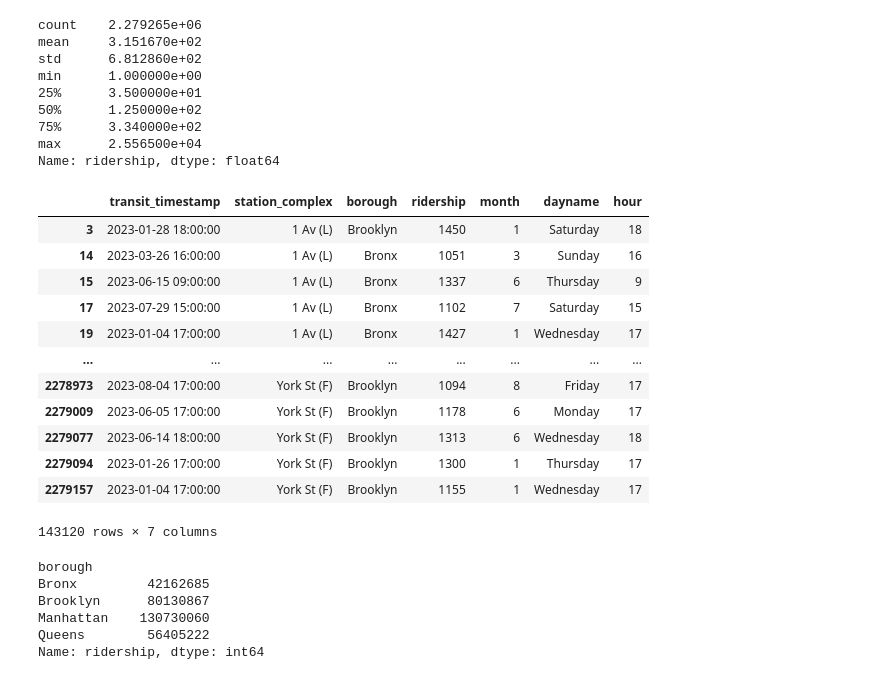
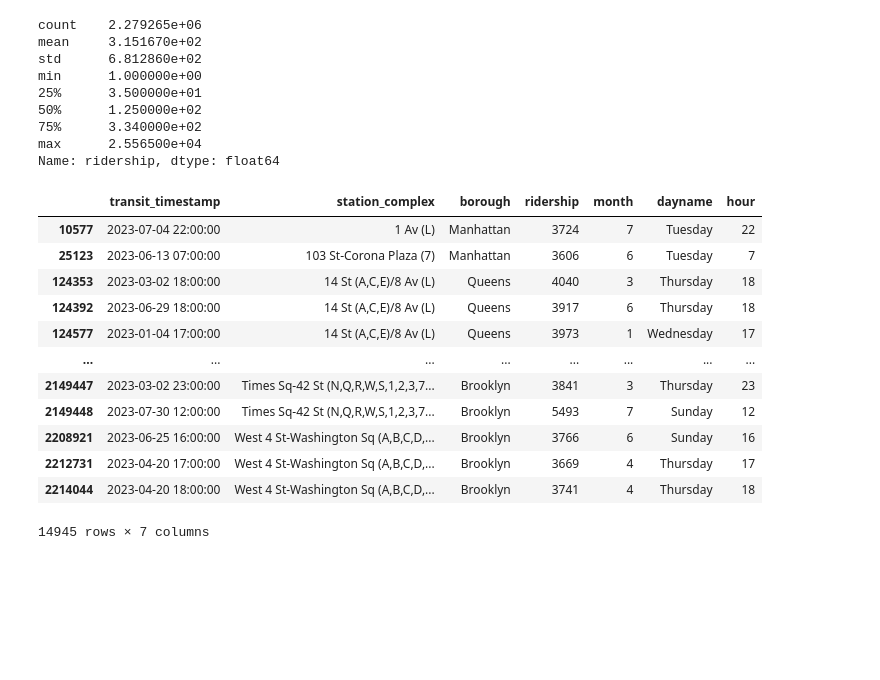
Before and after one commit to kayaalperen1/MTA-Metro, a Jupyter notebook: MTA-metro.ipynb, the cells around one changed output. Drawn from its saved outputs; the diff is of its cells as text; code cells hidden in the pictures; blank space fills up the shorter version.

```diff
--- a/MTA-metro.ipynb
+++ b/MTA-metro.ipynb
@@ -157,29 +188,19 @@ min      1.000000e+00
 max      2.556500e+04
 Name: ridership, dtype: float64
 # %%
-metro23 = metro23[metro23['ridership'] > 1000]
+metro23 = metro23[metro23['ridership'] > 3600]
 metro23
 # %% [output]
 |  | transit_timestamp | station_complex | borough | ridership | month | dayname | hour |
-| 3 | 2023-01-28 18:00:00 | 1 Av (L) | Brooklyn | 1450 | 1 | Saturday | 18 |
-| 14 | 2023-03-26 16:00:00 | 1 Av (L) | Bronx | 1051 | 3 | Sunday | 16 |
-| 15 | 2023-06-15 09:00:00 | 1 Av (L) | Bronx | 1337 | 6 | Thursday | 9 |
-| 17 | 2023-07-29 15:00:00 | 1 Av (L) | Bronx | 1102 | 7 | Saturday | 15 |
-| 19 | 2023-01-04 17:00:00 | 1 Av (L) | Bronx | 1427 | 1 | Wednesday | 17 |
+| 10577 | 2023-07-04 22:00:00 | 1 Av (L) | Manhattan | 3724 | 7 | Tuesday | 22 |
+| 25123 | 2023-06-13 07:00:00 | 103 St-Corona Plaza (7) | Manhattan | 3606 | 6 | Tuesday | 7 |
+| 124353 | 2023-03-02 18:00:00 | 14 St (A,C,E)/8 Av (L) | Queens | 4040 | 3 | Thursday | 18 |
+| 124392 | 2023-06-29 18:00:00 | 14 St (A,C,E)/8 Av (L) | Queens | 3917 | 6 | Thursday | 18 |
+| 124577 | 2023-01-04 17:00:00 | 14 St (A,C,E)/8 Av (L) | Queens | 3973 | 1 | Wednesday | 17 |
 | ... | ... | ... | ... | ... | ... | ... | ... |
-| 2278973 | 2023-08-04 17:00:00 | York St (F) | Brooklyn | 1094 | 8 | Friday | 17 |
-| 2279009 | 2023-06-05 17:00:00 | York St (F) | Brooklyn | 1178 | 6 | Monday | 17 |
-| 2279077 | 2023-06-14 18:00:00 | York St (F) | Brooklyn | 1313 | 6 | Wednesday | 18 |
-| 2279094 | 2023-01-26 17:00:00 | York St (F) | Brooklyn | 1300 | 1 | Thursday | 17 |
-| 2279157 | 2023-01-04 17:00:00 | York St (F) | Brooklyn | 1155 | 1 | Wednesday | 17 |
+| 2149447 | 2023-03-02 23:00:00 | Times Sq-42 St (N,Q,R,W,S,1,2,3,7... | Brooklyn | 3841 | 3 | Thursday | 23 |
+| 2149448 | 2023-07-30 12:00:00 | Times Sq-42 St (N,Q,R,W,S,1,2,3,7... | Brooklyn | 5493 | 7 | Sunday | 12 |
+| 2208921 | 2023-06-25 16:00:00 | West 4 St-Washington Sq (A,B,C,D,... | Brooklyn | 3766 | 6 | Sunday | 16 |
+| 2212731 | 2023-04-20 17:00:00 | West 4 St-Washington Sq (A,B,C,D,... | Brooklyn | 3669 | 4 | Thursday | 17 |
+| 2214044 | 2023-04-20 18:00:00 | West 4 St-Washington Sq (A,B,C,D,... | Brooklyn | 3741 | 4 | Thursday | 18 |
-143120 rows × 7 columns
+14945 rows × 7 columns
-# %%
-ridership_by_borough = metro23.groupby('borough')['ridership'].sum().astype(int)
-ridership_by_borough
-# %% [output]
-borough
-Bronx         42162685
-Brooklyn      80130867
-Manhattan    130730060
-Queens        56405222
-Name: ridership, dtype: int64
```
Also changed, not shown: parts of 9 cells of this notebook, 3 other files.
